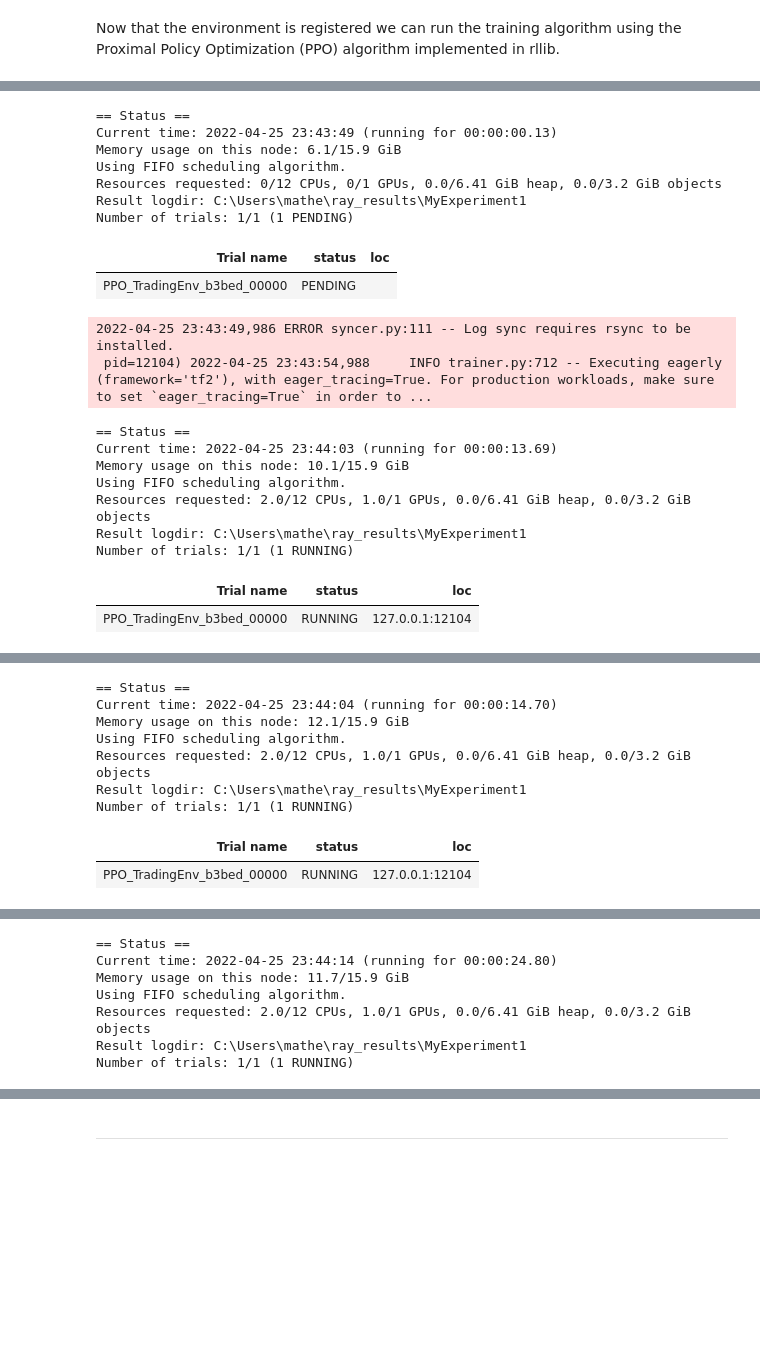
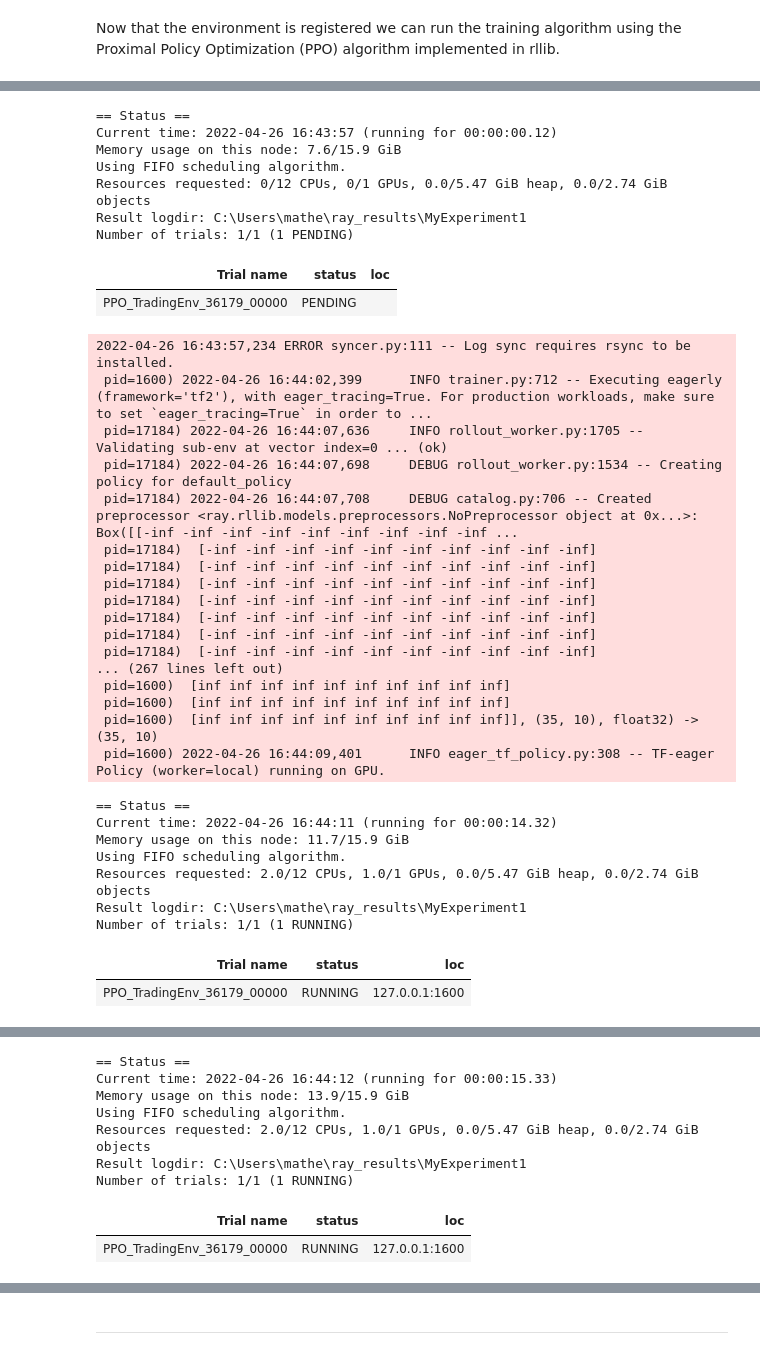
Before and after one commit to mso13/Mestrado_PPGI, a Jupyter notebook: src/tensortrade_ipynb/YFinance and TensorTrade DRL with Risk Adj Rewards (PPO Algorithm).ipynb, the cells around one changed output, grey strips where cells are left out. Saved outputs shown, nothing was run; the diff lists cells and outputs as text; code cells hidden in the pictures; blank space fills up the shorter version.

```diff
--- a/src/tensortrade_ipynb/YFinance and TensorTrade DRL with Risk Adj Rewards (PPO Algorithm).ipynb
+++ b/src/tensortrade_ipynb/YFinance and TensorTrade DRL with Risk Adj Rewards (PPO Algorithm).ipynb
@@ -240,7 +252,7 @@ analysis = tune.run(
     config={
         "env": "TradingEnv",
         "env_config": env_config_training,
-        "log_level": "WARNING",
+        "log_level": "DEBUG",
         "framework": "tf2",
         "eager_tracing": True,
         "ignore_worker_failures": True,
@@ -270,20 +282,35 @@ analysis = tune.run(
 == Status ==
-Current time: 2022-04-25 23:43:49 (running for 00:00:00.13)
-Memory usage on this node: 6.1/15.9 GiB
+Current time: 2022-04-26 16:43:57 (running for 00:00:00.12)
+Memory usage on this node: 7.6/15.9 GiB
 Using FIFO scheduling algorithm.
-Resources requested: 0/12 CPUs, 0/1 GPUs, 0.0/6.41 GiB heap, 0.0/3.2 GiB objects
+Resources requested: 0/12 CPUs, 0/1 GPUs, 0.0/5.47 GiB heap, 0.0/2.74 GiB objects
 Result logdir: C:\Users\mathe\ray_results\MyExperiment1
 Number of trials: 1/1 (1 PENDING)
 | Trial name | status | loc |
-| PPO_TradingEnv_b3bed_00000 | PENDING |  |
+| PPO_TradingEnv_36179_00000 | PENDING |  |
-2022-04-25 23:43:49,986 ERROR syncer.py:111 -- Log sync requires rsync to be installed.
- pid=12104) 2022-04-25 23:43:54,988     INFO trainer.py:712 -- Executing eagerly (framework='tf2'), with eager_tracing=True. For production workloads, make sure to set `eager_tracing=True` in order to ...
+2022-04-26 16:43:57,234 ERROR syncer.py:111 -- Log sync requires rsync to be installed.
+ pid=1600) 2022-04-26 16:44:02,399      INFO trainer.py:712 -- Executing eagerly (framework='tf2'), with eager_tracing=True. For production workloads, make sure to set `eager_tracing=True` in order to ...
+ pid=17184) 2022-04-26 16:44:07,636     INFO rollout_worker.py:1705 -- Validating sub-env at vector index=0 ... (ok)
+ pid=17184) 2022-04-26 16:44:07,698     DEBUG rollout_worker.py:1534 -- Creating policy for default_policy
+ pid=17184) 2022-04-26 16:44:07,708     DEBUG catalog.py:706 -- Created preprocessor <ray.rllib.models.preprocessors.NoPreprocessor object at 0x...>: Box([[-inf -inf -inf -inf -inf -inf -inf -inf -inf ...
+ pid=17184)  [-inf -inf -inf -inf -inf -inf -inf -inf -inf -inf]
+ pid=17184)  [-inf -inf -inf -inf -inf -inf -inf -inf -inf -inf]
+ pid=17184)  [-inf -inf -inf -inf -inf -inf -inf -inf -inf -inf]
+ pid=17184)  [-inf -inf -inf -inf -inf -inf -inf -inf -inf -inf]
+ pid=17184)  [-inf -inf -inf -inf -inf -inf -inf -inf -inf -inf]
+ pid=17184)  [-inf -inf -inf -inf -inf -inf -inf -inf -inf -inf]
+ pid=17184)  [-inf -inf -inf -inf -inf -inf -inf -inf -inf -inf]
+... (267 lines left out)
+ pid=1600)  [inf inf inf inf inf inf inf inf inf inf]
+ pid=1600)  [inf inf inf inf inf inf inf inf inf inf]
+ pid=1600)  [inf inf inf inf inf inf inf inf inf inf]], (35, 10), float32) -> (35, 10)
+ pid=1600) 2022-04-26 16:44:09,401      INFO eager_tf_policy.py:308 -- TF-eager Policy (worker=local) running on GPU.
 == Status ==
-Current time: 2022-04-25 23:44:03 (running for 00:00:13.69)
-Memory usage on this node: 10.1/15.9 GiB
+Current time: 2022-04-26 16:44:11 (running for 00:00:14.32)
+Memory usage on this node: 11.7/15.9 GiB
 Using FIFO scheduling algorithm.
-Resources requested: 2.0/12 CPUs, 1.0/1 GPUs, 0.0/6.41 GiB heap, 0.0/3.2 GiB objects
+Resources requested: 2.0/12 CPUs, 1.0/1 GPUs, 0.0/5.47 GiB heap, 0.0/2.74 GiB objects
 Result logdir: C:\Users\mathe\ray_results\MyExperiment1
 Number of trials: 1/1 (1 RUNNING)
 | Trial name | status | loc |
-| PPO_TradingEnv_b3bed_00000 | RUNNING | 127.0.0.1:12104 |
+| PPO_TradingEnv_36179_00000 | RUNNING | 127.0.0.1:1600 |
@@ -291,9 +334,9 @@ Number of trials: 1/1 (1 RUNNING)
 == Status ==
-Current time: 2022-04-25 23:44:04 (running for 00:00:14.70)
-Memory usage on this node: 12.1/15.9 GiB
+Current time: 2022-04-26 16:44:12 (running for 00:00:15.33)
+Memory usage on this node: 13.9/15.9 GiB
 Using FIFO scheduling algorithm.
-Resources requested: 2.0/12 CPUs, 1.0/1 GPUs, 0.0/6.41 GiB heap, 0.0/3.2 GiB objects
+Resources requested: 2.0/12 CPUs, 1.0/1 GPUs, 0.0/5.47 GiB heap, 0.0/2.74 GiB objects
 Result logdir: C:\Users\mathe\ray_results\MyExperiment1
 Number of trials: 1/1 (1 RUNNING)
 | Trial name | status | loc |
-| PPO_TradingEnv_b3bed_00000 | RUNNING | 127.0.0.1:12104 |
+| PPO_TradingEnv_36179_00000 | RUNNING | 127.0.0.1:1600 |
@@ -309,7 +368,0 @@ Number of trials: 1/1 (1 RUNNING)
-== Status ==
-Current time: 2022-04-25 23:44:14 (running for 00:00:24.80)
-Memory usage on this node: 11.7/15.9 GiB
-Using FIFO scheduling algorithm.
-Resources requested: 2.0/12 CPUs, 1.0/1 GPUs, 0.0/6.41 GiB heap, 0.0/3.2 GiB objects
-Result logdir: C:\Users\mathe\ray_results\MyExperiment1
-Number of trials: 1/1 (1 RUNNING)
```
Also changed, not shown: parts of 14 cells of this notebook, 3 other files.
